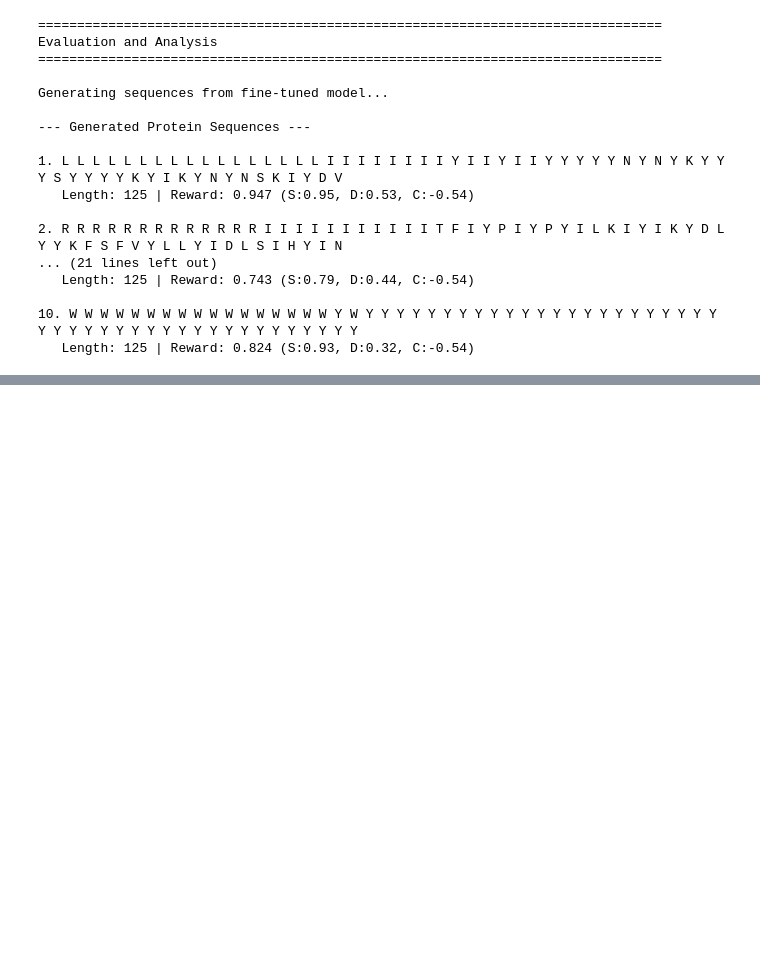
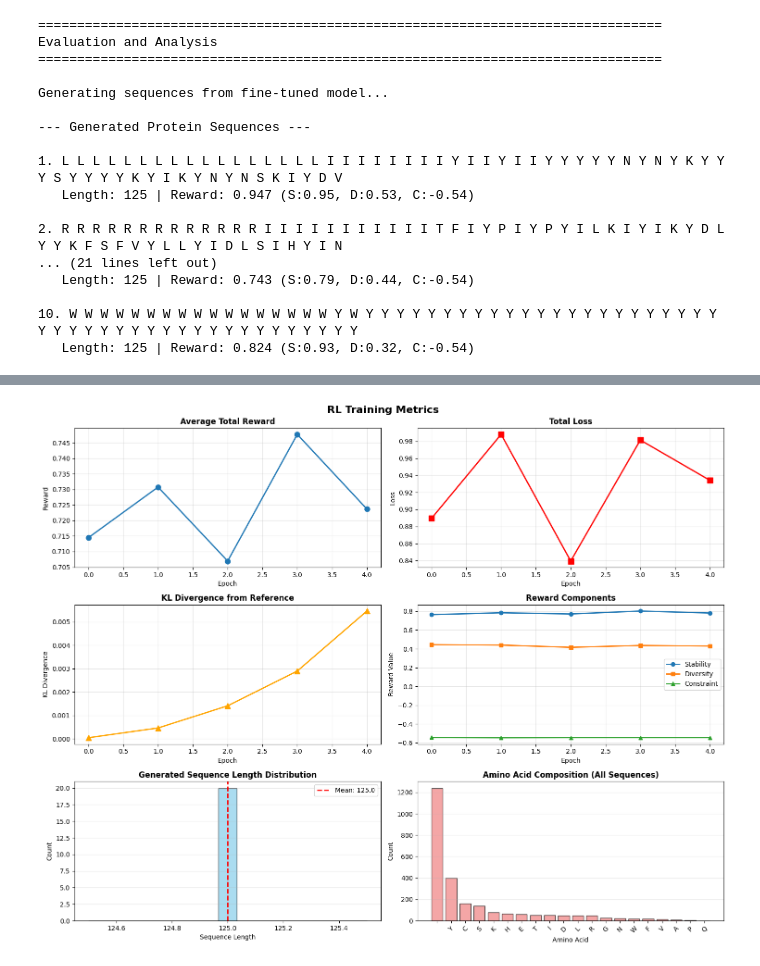
Before and after one commit to varshhhy7/esm2-rl-designer, a Jupyter notebook: Controllable Protein Design via RL Fine-Tuning of ESM-2.ipynb, the cells around one changed output, grey strips where cells are left out. Saved outputs shown, nothing was run; the diff lists cells and outputs as text; code cells hidden in the pictures; blank space fills up the shorter version.

Commit message:
visual representation of above analysis of the fine tuned model

```diff
--- a/Controllable Protein Design via RL Fine-Tuning of ESM-2.ipynb
+++ b/Controllable Protein Design via RL Fine-Tuning of ESM-2.ipynb
@@ -1010,3 +1010,93 @@ Generating sequences from fine-tuned model...
 
 10. W W W W W W W W W W W W W W W W W Y W Y Y Y Y Y Y Y Y Y Y Y Y Y Y Y Y Y Y Y Y Y Y Y Y Y Y Y Y Y Y Y Y Y Y Y Y Y Y Y Y Y Y Y Y
    Length: 125 | Reward: 0.824 (S:0.93, D:0.32, C:-0.54)
+# %%
+print("\n" + "="*80)
+print("Creating Visualizations")
+print("="*80)
+
+fig, axes = plt.subplots(3, 2, figsize=(15, 12))
+fig.suptitle('RL Training Metrics', fontsize=16, fontweight='bold')
+
+
+axes[0, 0].plot(metrics['rewards'], marker='o', linewidth=2, markersize=8)
+axes[0, 0].set_title('Average Total Reward', fontweight='bold')
+axes[0, 0].set_xlabel('Epoch')
+axes[0, 0].set_ylabel('Reward')
+axes[0, 0].grid(True, alpha=0.3)
+
+
+axes[0, 1].plot(metrics['total_loss'], marker='s', color='red', linewidth=2, markersize=8)
+axes[0, 1].set_title('Total Loss', fontweight='bold')
+axes[0, 1].set_xlabel('Epoch')
+axes[0, 1].set_ylabel('Loss')
+axes[0, 1].grid(True, alpha=0.3)
+
+
+axes[1, 0].plot(metrics['kl_divergence'], marker='^', color='orange', linewidth=2, markersize=8)
+axes[1, 0].set_title('KL Divergence from Reference', fontweight='bold')
+axes[1, 0].set_xlabel('Epoch')
+axes[1, 0].set_ylabel('KL Divergence')
+axes[1, 0].grid(True, alpha=0.3)
+
+
+epochs = range(len(metrics['stability_rewards']))
+axes[1, 1].plot(epochs, metrics['stability_rewards'], marker='o', label='Stability', linewidth=2)
+axes[1, 1].plot(epochs, metrics['diversity_rewards'], marker='s', label='Diversity', linewidth=2)
+axes[1, 1].plot(epochs, metrics['constraint_rewards'], marker='^', label='Constraint', linewidth=2)
+axes[1, 1].set_title('Reward Components', fontweight='bold')
+axes[1, 1].set_xlabel('Epoch')
+axes[1, 1].set_ylabel('Reward Value')
+axes[1, 1].legend()
+axes[1, 1].grid(True, alpha=0.3)
+
+
+final_lengths = [len(s) for s in final_sequences_str]
+axes[2, 0].hist(final_lengths, bins=15, edgecolor='black', alpha=0.7, color='skyblue')
+axes[2, 0].axvline(np.mean(final_lengths), color='red', linestyle='--',
+                   linewidth=2, label=f'Mean: {np.mean(final_lengths):.1f}')
+axes[2, 0].set_title('Generated Sequence Length Distribution', fontweight='bold')
+axes[2, 0].set_xlabel('Sequence Length')
+axes[2, 0].set_ylabel('Count')
+axes[2, 0].legend()
+axes[2, 0].grid(True, alpha=0.3, axis='y')
+
+
+aa_composition = {}
+for seq in final_sequences_str:
+    for aa in seq:
+        aa_composition[aa] = aa_composition.get(aa, 0) + 1
+
+aa_sorted = sorted(aa_composition.items(), key=lambda x: x[1], reverse=True)
+aas, counts = zip(*aa_sorted) if aa_sorted else ([], [])
+axes[2, 1].bar(aas, counts, edgecolor='black', alpha=0.7, color='lightcoral')
+axes[2, 1].set_title('Amino Acid Composition (All Sequences)', fontweight='bold')
+axes[2, 1].set_xlabel('Amino Acid')
+axes[2, 1].set_ylabel('Count')
+axes[2, 1].grid(True, alpha=0.3, axis='y')
+axes[2, 1].tick_params(axis='x', rotation=45)
+
+plt.tight_layout()
+plt.savefig('rl_training_results.png', dpi=300, bbox_inches='tight')
+print(" Saved training plots to 'rl_training_results.png'")
+plt.show()
+
+
+fig, ax = plt.subplots(1, 1, figsize=(10, 6))
+all_rewards, all_components = reward_calculator.compute_rewards(final_sequences_str)
+
+ax.scatter(range(len(all_rewards)), all_rewards.numpy(),
+          s=100, alpha=0.6, c=all_rewards.numpy(), cmap='viridis', edgecolors='black')
+ax.axhline(all_rewards.mean().item(), color='red', linestyle='--',
+          linewidth=2, label=f'Mean: {all_rewards.mean().item():.3f}')
+ax.set_title('Reward Distribution of Generated Sequences', fontsize=14, fontweight='bold')
+ax.set_xlabel('Sequence Index', fontsize=12)
+ax.set_ylabel('Total Reward', fontsize=12)
+ax.legend(fontsize=10)
+ax.grid(True, alpha=0.3)
+plt.colorbar(ax.collections[0], ax=ax, label='Reward Value')
+plt.tight_layout()
+plt.savefig('reward_distribution.png', dpi=300, bbox_inches='tight')
+print("Saved reward distribution to 'reward_distribution.png'")
+plt.show()
+# %% [output]
@@ -1012,0 +1107 @@ Generating sequences from fine-tuned model...
+[figure, added]
```
Also changed, not shown: parts of 1 cell of this notebook.
